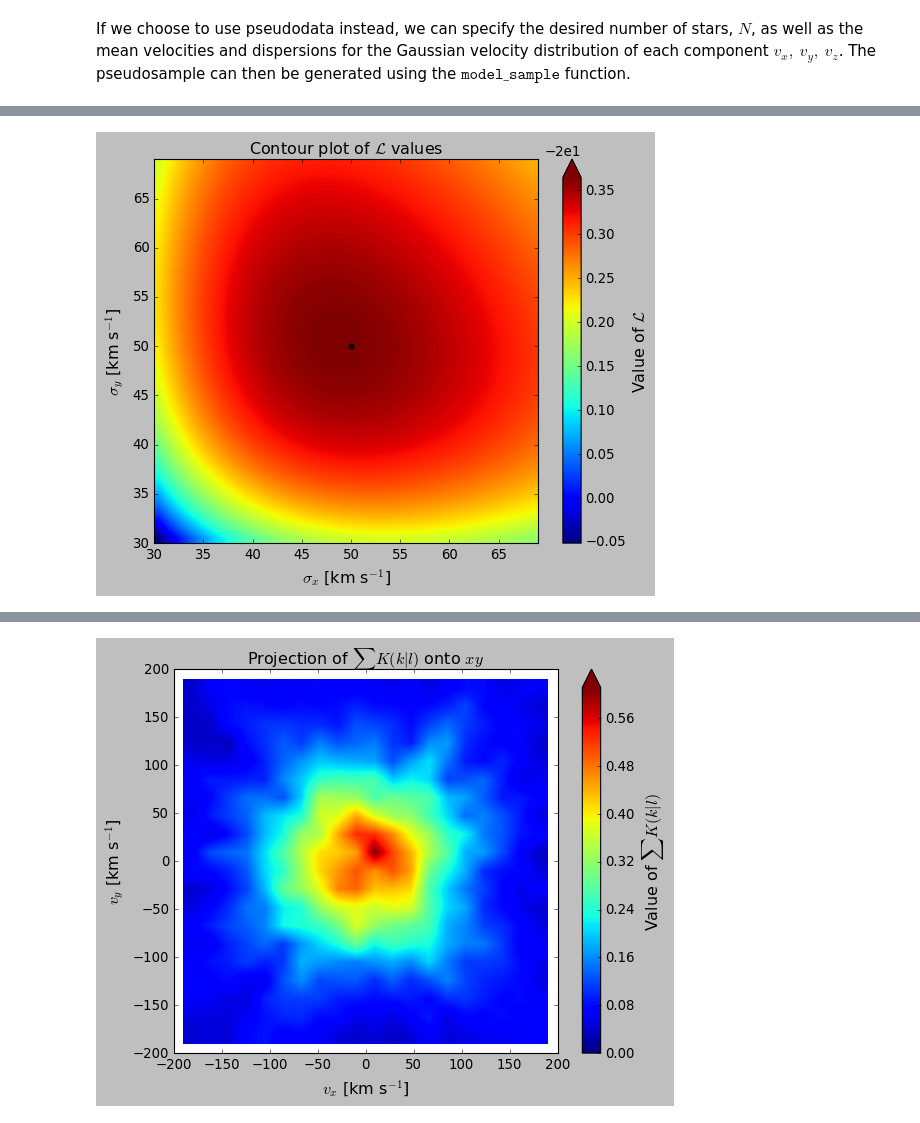
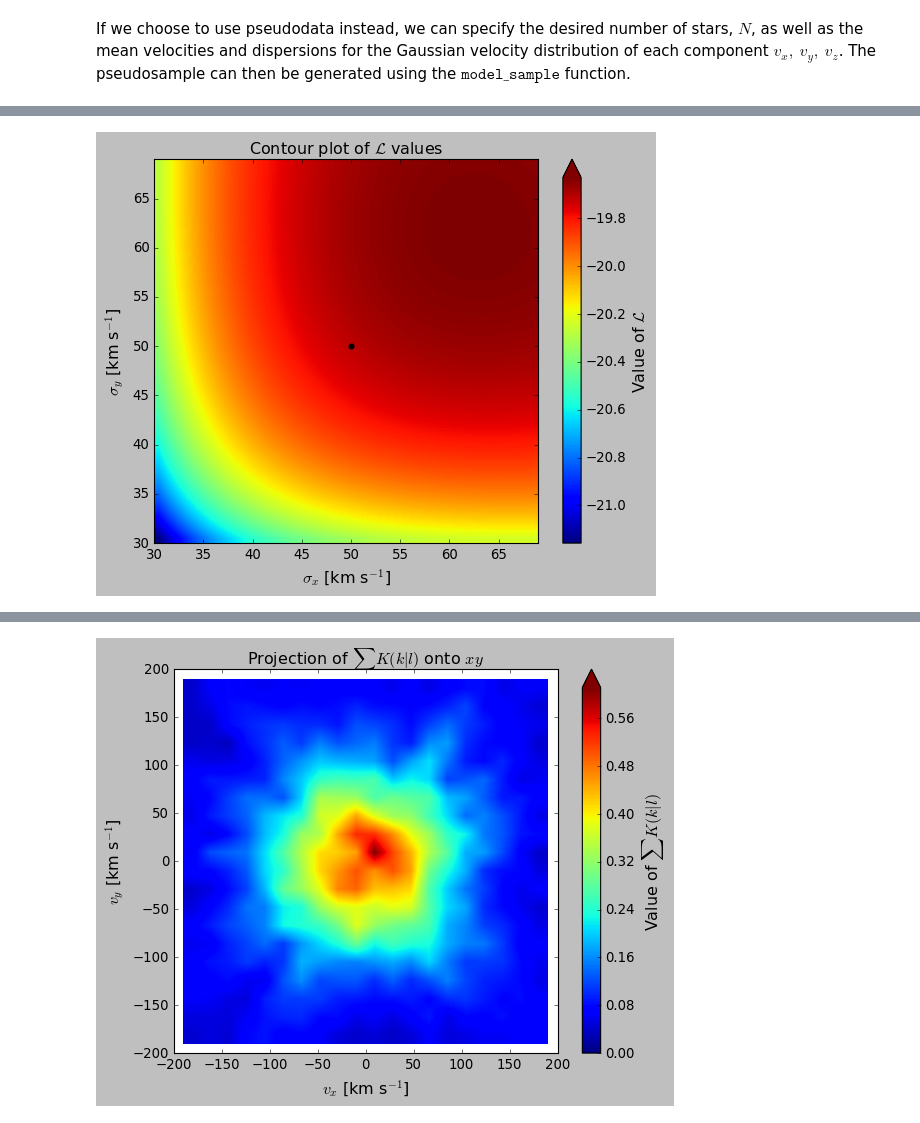
Before and after one commit to PaulMcMillan-Astro/DeprojectionProject, a Jupyter notebook: InitialDeprojectionNotebook.ipynb, the cells around one changed output, grey strips where cells are left out. Cells and saved outputs as stored; diff of their text form; code cells hidden in the pictures.

```diff
--- a/InitialDeprojectionNotebook.ipynb
+++ b/InitialDeprojectionNotebook.ipynb
@@ -48,7 +43,7 @@ WARNING: OverflowError converting to IntType in column eage, reverting to String
 # %% [markdown]
 If we choose to use pseudodata instead, we can specify the desired number of stars, $N$, as well as the mean velocities and dispersions for the Gaussian velocity distribution of each component $v_x,\ v_y,\ v_z$. The pseudosample can then be generated using the $\texttt{model_sample}$ function.
 # %%
-N = 2000 #Number of stars we want to use in our sample
+N = 1000 #Number of stars we want to use in our sample
 v0 = np.array([0,0,0]) #The mean velocities of our pseudosample Gaussian velocity distributions
 v_disp = np.array([50,50,50]) #The velocity dispersions of the Gaussians
 sample = model_sample(N,v0,v_disp) #Uncomment to use pseudosample
@@ -102,4 +113,6 @@ Hence we get a box that covers the ranges $v_i \in [v_{i,min},v_{i,min}+n_i d_{v
 # %%
-n = np.array([20,20,20])
-dv = np.array([20,20,20])
+#For example we can choose
+
+n = np.array([10,10,10])
+dv = np.array([40,40,40])
 vmin = np.array([-200,-200,-200])
@@ -228,7 +275,7 @@ plot_fv(phi0,'xy',vmin,dv,n)
 # %%
-test_L('xy', 1e-13, v0, v_disp, pvals, rhatvals, vmin, dv, n)
+test_L('xy', 1e-12, v0, v_disp, pvals, rhatvals, vmin, dv, n)
 # %% [output]
-[figure, old version]
+[figure, new version]
 # %%
 sanity_check(pvals,rhatvals,mxl,vmin,dv,n)
 # %% [output]
```
Also changed, not shown: parts of 20 cells of this notebook, 4 other files.
